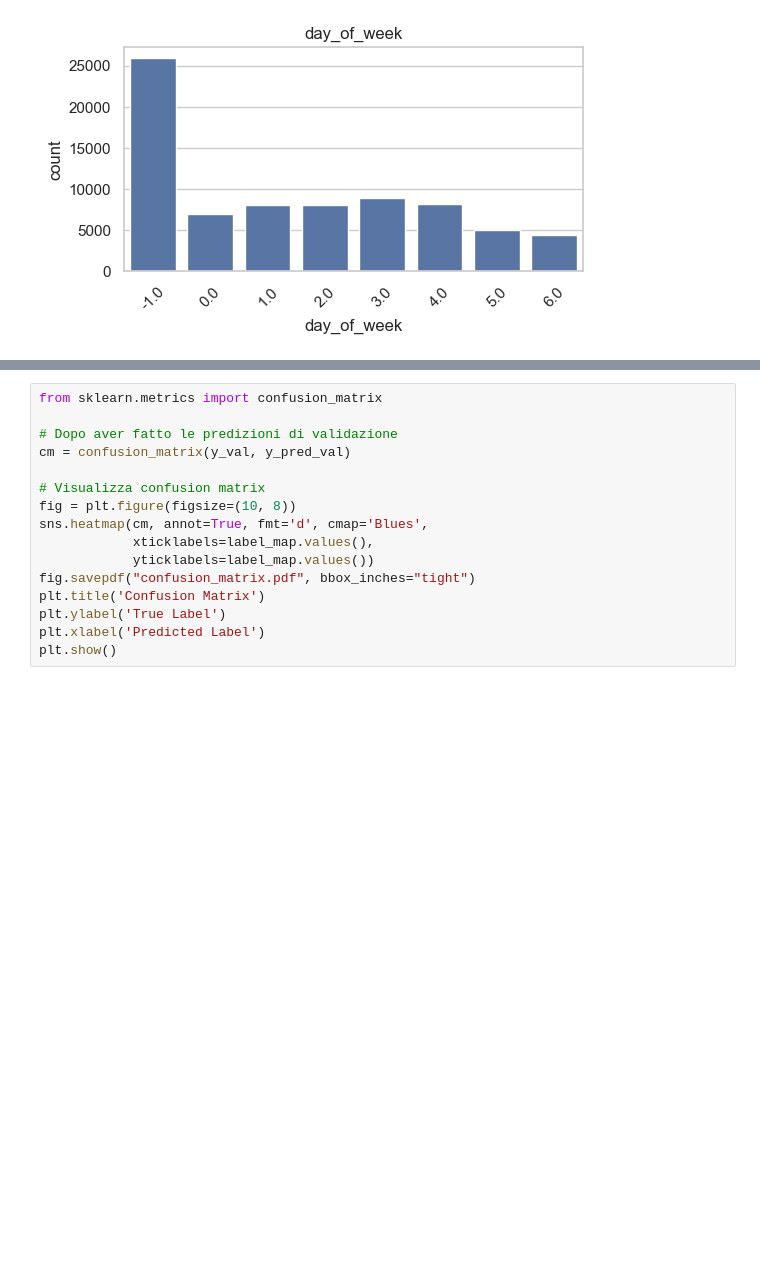
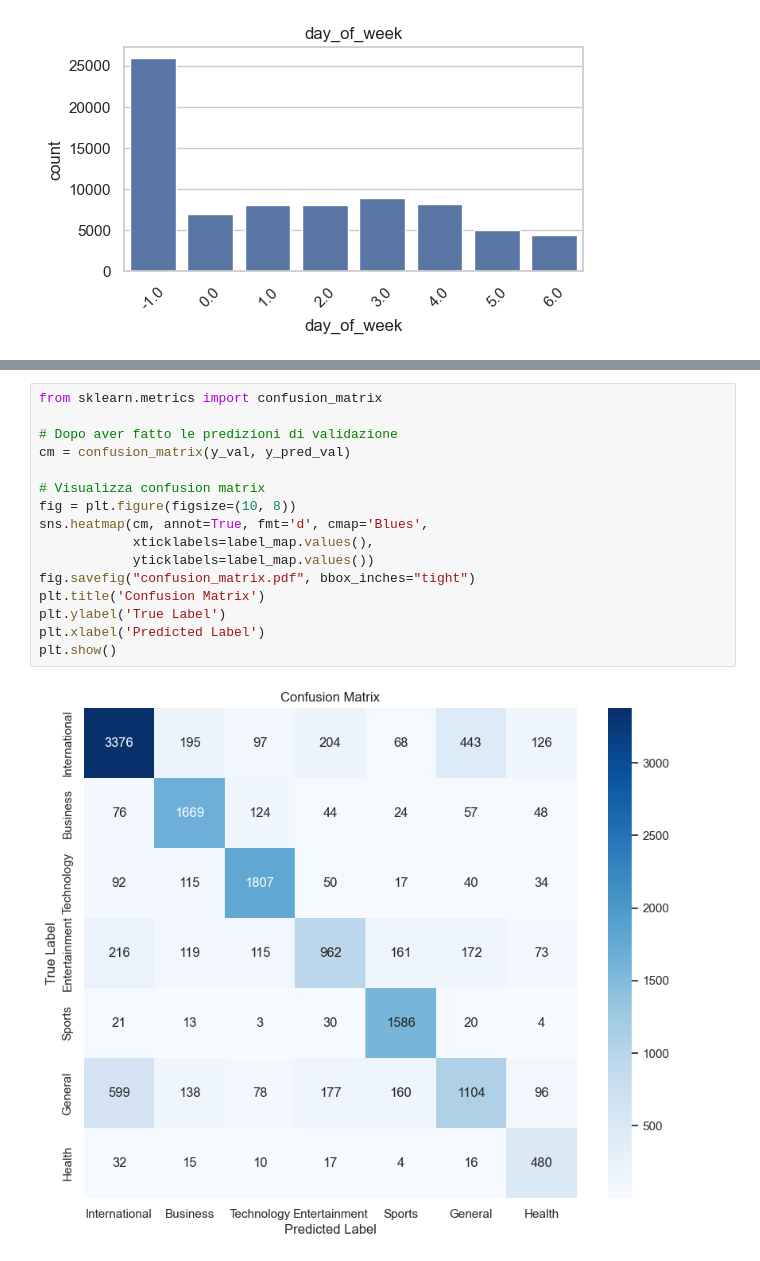
Before and after one commit to RikyPoz/DataScience_HW, a Jupyter notebook: analysisVECCHIO.ipynb, the cells around one changed output, grey strips where cells are left out. Drawn from its saved outputs; the diff is of its cells as text; blank space fills up the shorter version.

```diff
--- a/analysisVECCHIO.ipynb
+++ b/analysisVECCHIO.ipynb
@@ -403,16 +417,18 @@ print(submission.head())
 # %%
 from sklearn.metrics import confusion_matrix
 
 # Dopo aver fatto le predizioni di validazione
 cm = confusion_matrix(y_val, y_pred_val)
 
 # Visualizza confusion matrix
 fig = plt.figure(figsize=(10, 8))
 sns.heatmap(cm, annot=True, fmt='d', cmap='Blues',
             xticklabels=label_map.values(),
             yticklabels=label_map.values())
-fig.savepdf("confusion_matrix.pdf", bbox_inches="tight")
+fig.savefig("confusion_matrix.pdf", bbox_inches="tight")
 plt.title('Confusion Matrix')
 plt.ylabel('True Label')
 plt.xlabel('Predicted Label')
 plt.show()
+# %% [output]
+[figure, added]
```
Also changed, not shown: parts of 6 cells of this notebook, 7 other files.
